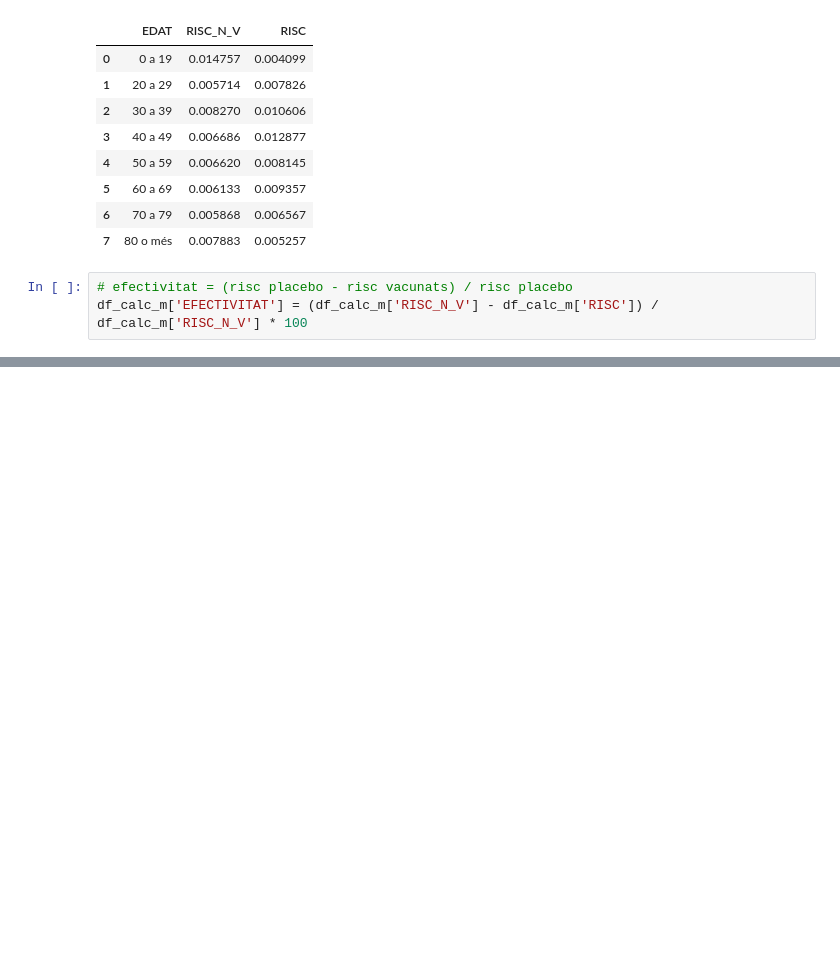
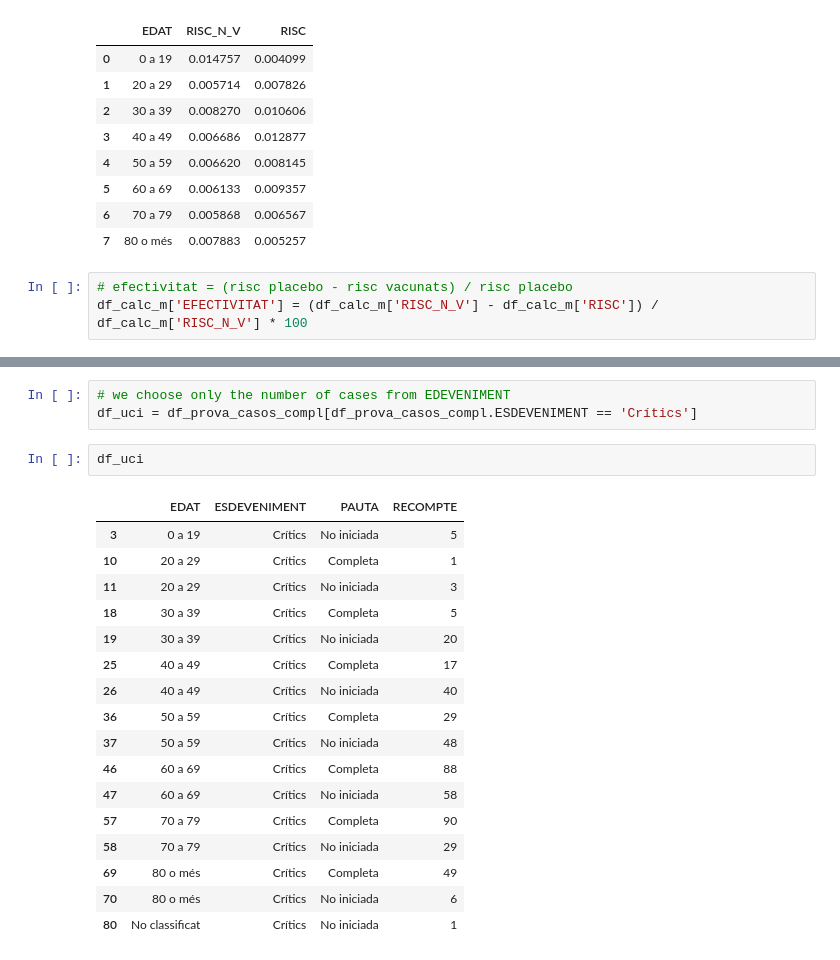
Before and after one commit to JosepAnSabate/Impacte-Covid19-per-estat-de-vacunacio, a Jupyter notebook: scripts/afectivitat_vacuna_covid.ipynb, the cells around one changed output, grey strips where cells are left out. Saved outputs shown, nothing was run; the diff lists cells and outputs as text; blank space fills up the shorter version.

```diff
--- a/scripts/afectivitat_vacuna_covid.ipynb
+++ b/scripts/afectivitat_vacuna_covid.ipynb
@@ -1004,0 +1013,23 @@ df_calc_hospi_m.to_excel("C:/Users/34639/wa/impacte_covid_per_estat_vacunacio/re
+# %%
+# we choose only the number of cases from EDEVENIMENT
+df_uci = df_prova_casos_compl[df_prova_casos_compl.ESDEVENIMENT == 'Crítics']
+# %%
+df_uci
+# %% [output]
+|  | EDAT | ESDEVENIMENT | PAUTA | RECOMPTE |
+| 3 | 0 a 19 | Crítics | No iniciada | 5 |
+| 10 | 20 a 29 | Crítics | Completa | 1 |
+| 11 | 20 a 29 | Crítics | No iniciada | 3 |
+| 18 | 30 a 39 | Crítics | Completa | 5 |
+| 19 | 30 a 39 | Crítics | No iniciada | 20 |
+| 25 | 40 a 49 | Crítics | Completa | 17 |
+| 26 | 40 a 49 | Crítics | No iniciada | 40 |
+| 36 | 50 a 59 | Crítics | Completa | 29 |
+| 37 | 50 a 59 | Crítics | No iniciada | 48 |
+| 46 | 60 a 69 | Crítics | Completa | 88 |
+| 47 | 60 a 69 | Crítics | No iniciada | 58 |
+| 57 | 70 a 79 | Crítics | Completa | 90 |
+| 58 | 70 a 79 | Crítics | No iniciada | 29 |
+| 69 | 80 o més | Crítics | Completa | 49 |
+| 70 | 80 o més | Crítics | No iniciada | 6 |
+| 80 | No classificat | Crítics | No iniciada | 1 |
```
Also changed, not shown: parts of 82 cells of this notebook, 6 other files.
